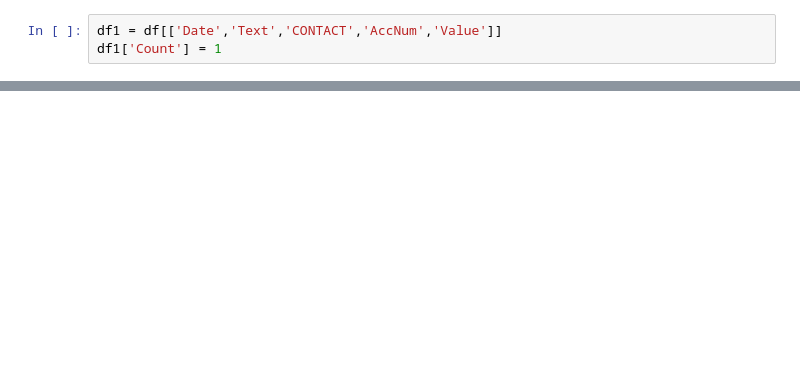
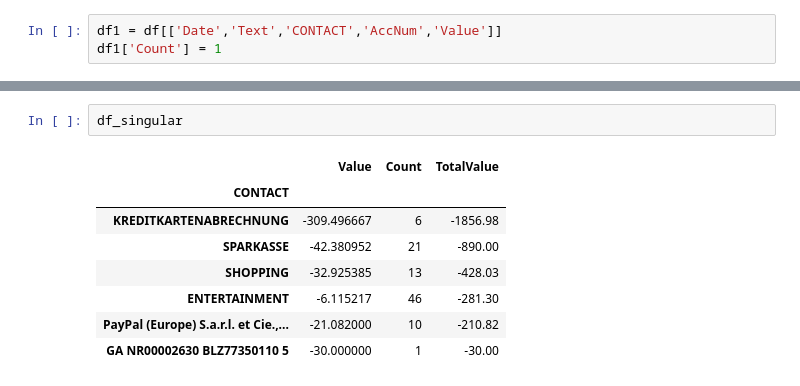
Before and after one commit to janlucasdeinhard/pyfiles, a Jupyter notebook: 50_ADMIN/01_MAINv00.ipynb, the cells around one changed output, grey strips where cells are left out. Cells and saved outputs as stored; diff of their text form; blank space fills up the shorter version.

```diff
--- a/50_ADMIN/01_MAINv00.ipynb
+++ b/50_ADMIN/01_MAINv00.ipynb
@@ -89,0 +207,11 @@ df[df['CONTACT'].apply(lambda x: 'fitness' in str(x).lower())]
+# %%
+df_singular
+# %% [output]
+|  | Value | Count | TotalValue |
+| CONTACT |  |  |  |
+| KREDITKARTENABRECHNUNG | -309.496667 | 6 | -1856.98 |
+| SPARKASSE | -42.380952 | 21 | -890.00 |
+| SHOPPING | -32.925385 | 13 | -428.03 |
+| ENTERTAINMENT | -6.115217 | 46 | -281.30 |
+| PayPal (Europe) S.a.r.l. et Cie.,... | -21.082000 | 10 | -210.82 |
+| GA NR00002630 BLZ77350110 5 | -30.000000 | 1 | -30.00 |
```
Also changed, not shown: parts of 24 cells of this notebook, 1 other file.
